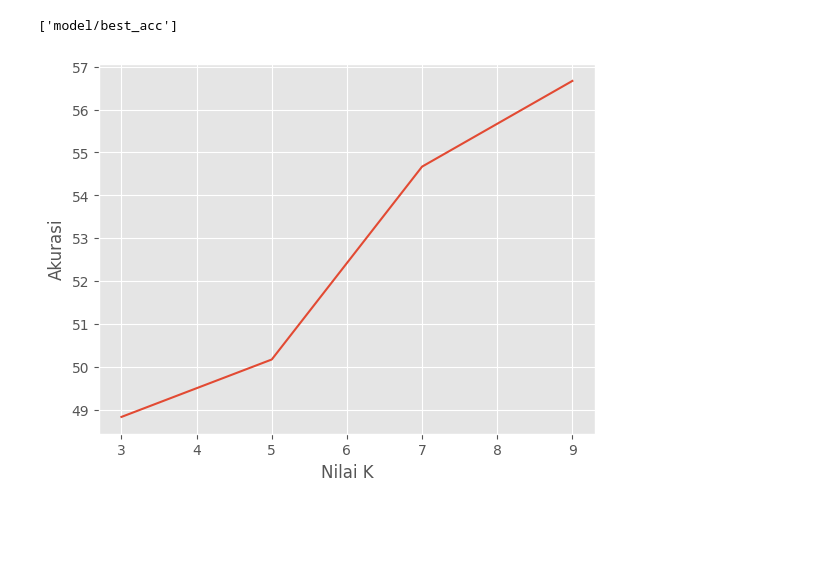
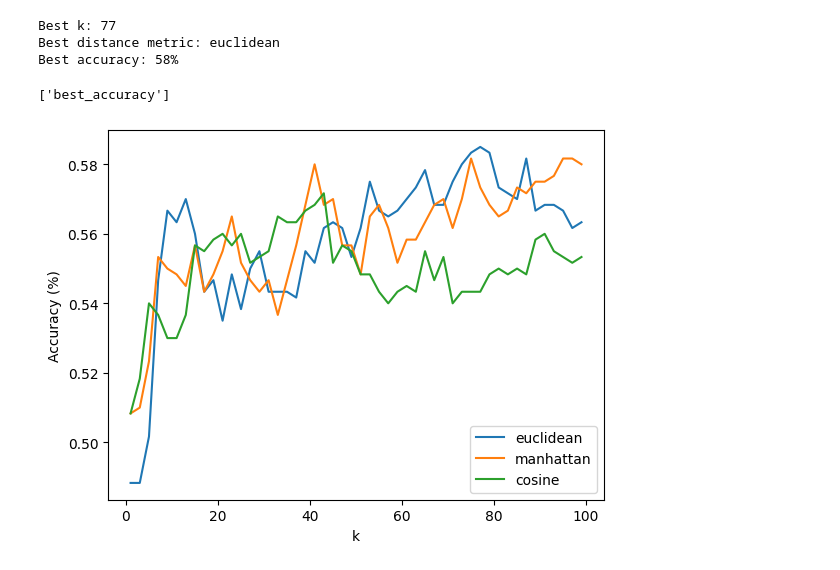
Before and after one commit to agungmahadana/IEIS, a Jupyter notebook: model.ipynb, the cells around one changed output. Cells and saved outputs as stored; diff of their text form; code cells hidden in the pictures; blank space fills up the shorter version.

Commit message:
add distance metric (revisi)

```diff
--- a/model.ipynb
+++ b/model.ipynb
@@ -64,19 +49,56 @@ for i in k:
-# %%
-best_k = k[accuracy.index(max(accuracy))]
-best_model = KNeighborsClassifier(n_neighbors=best_k).fit(X_train, y_train)
-joblib.dump(best_model, "models/best_model")
-
-best_acc = max(accuracy)
-joblib.dump(best_acc, "models/best_acc")
-# %% [output]
-['model/best_acc']
+# %%
+import joblib
+from sklearn.neighbors import KNeighborsClassifier
+import pandas as pd
+
+# Melatih klasifikasi KNN dengan nilai k dan metrik jarak yang berbeda
+k_values = list(range(1, 100, 2))  # Percobaan nilai k
+distance_metrics = ['euclidean', 'manhattan', 'cosine']  # Percobaan rumus jarak
+accuracy_data = []
+
+best_accuracy = 0
+best_k = None
+best_distance_metric = None
+
+for distance_metric in distance_metrics:
+    row = []
+    for k in k_values:
+        knn = KNeighborsClassifier(n_neighbors=k, metric=distance_metric).fit(X_train, y_train)
+        accuracy = knn.score(X_test, y_test)
+        row.append(accuracy)
+
+        if accuracy > best_accuracy:
+            best_accuracy = accuracy
+            best_k = k
+            best_distance_metric = distance_metric
+
+    accuracy_data.append(row)
+
+print(f"Best k: {best_k}")
+print(f"Best distance metric: {best_distance_metric}")
+print(f"Best accuracy: {round(best_accuracy * 100)}%")
+# %% [output]
+Best k: 77
+Best distance metric: euclidean
+Best accuracy: 58%
+# %%
+# Menyimpan model
+df = pd.DataFrame(accuracy_data, columns=k_values, index=distance_metrics)
+df.to_csv('models.csv', index=False)
+
+best_model = KNeighborsClassifier(n_neighbors=best_k, metric=best_distance_metric).fit(X_train, y_train)
+joblib.dump(best_model, "best_model")
+# %% [output]
+['best_accuracy']
 # %%
 import matplotlib.pyplot as plt
 
-plt.plot(k, accuracy)
-plt.xlabel("Nilai K")
-plt.ylabel("Akurasi")
-plt.style.use("ggplot")
+for i, distance_metric in enumerate(distance_metrics):
+    plt.plot(k_values, accuracy_data[i], label=distance_metric)
+
+plt.xlabel('k')
+plt.ylabel('Accuracy (%)')
+plt.legend()
 plt.show()
 # %% [output]
-[figure, old version]
+[figure, new version]
```
Also changed, not shown: parts of 1 cell of this notebook, 6 other files.
